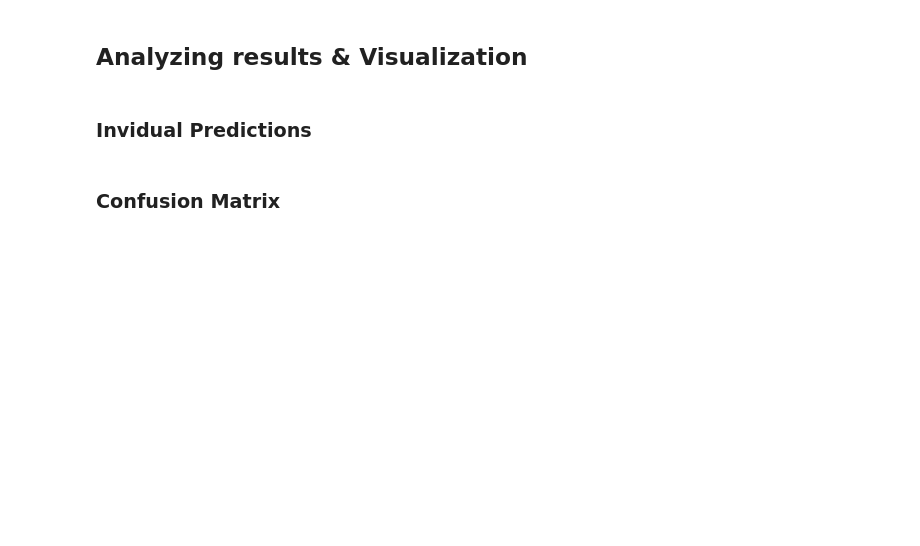
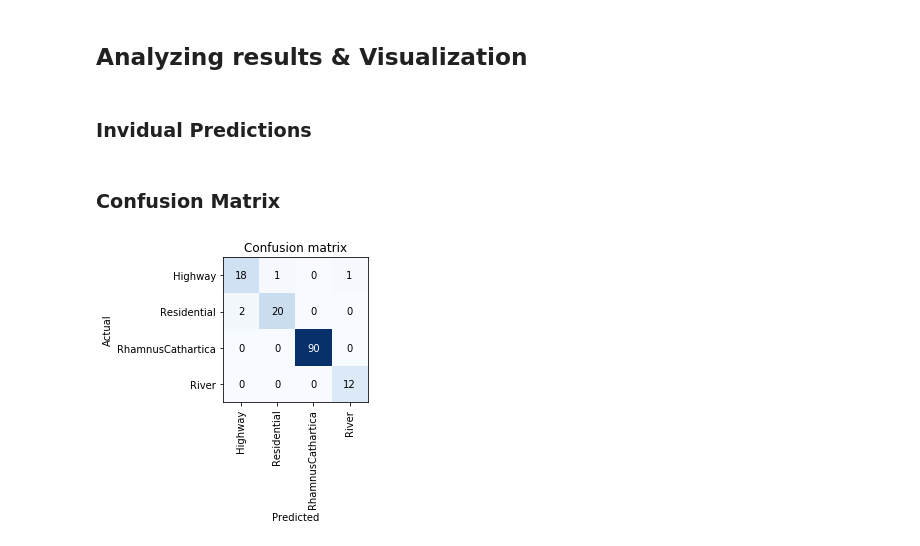
Before and after one commit to Pinili/Deep-Learning-for-Satellite-Imagery, a Jupyter notebook: main.ipynb, the cells around one changed output. Saved outputs shown, nothing was run; the diff lists cells and outputs as text; code cells hidden in the pictures; blank space fills up the shorter version.

```diff
--- a/main.ipynb
+++ b/main.ipynb
@@ -186,0 +355,2 @@ learn.fit(lrs, 2, cycle_len=1, cycle_mult=2)
+# %%
+learn.load('20190107-rn50class-stage1-best')
@@ -235,3 +405,9 @@ preds
+# %%
+learn.load('stage-2');
+interp = ClassificationInterpretation.from_learner(learn)
+interp.plot_confusion_matrix()
+# %% [output]
+[figure, added]
 # %%
 from sklearn.metrics import confusion_matrix
 cm = confusion_matrix(y, preds)
```
Also changed, not shown: parts of 41 cells of this notebook.
